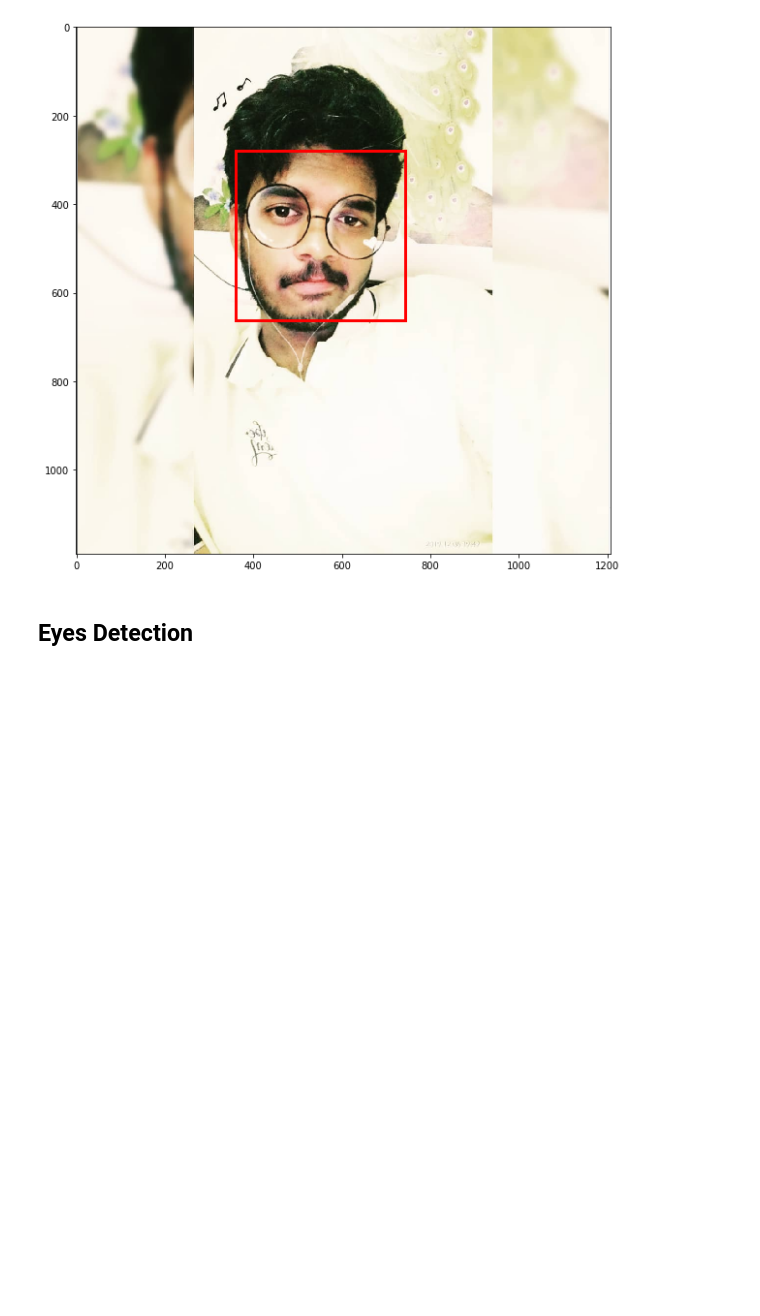
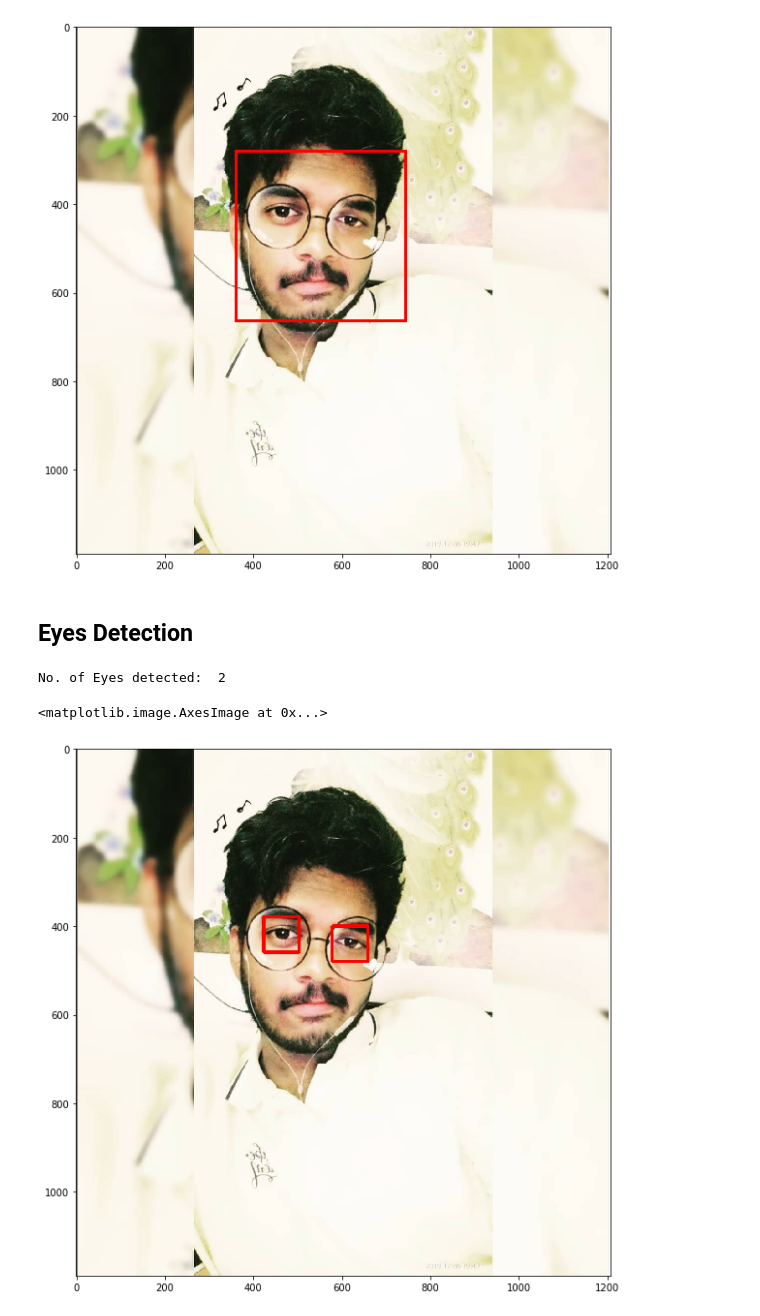
Before and after one commit to infiniteoverflow/Harr-Cascades, a Jupyter notebook: Harr cascades.ipynb, the cells around one changed output. Drawn from its saved outputs; the diff is of its cells as text; code cells hidden in the pictures; blank space fills up the shorter version.

```diff
--- a/Harr cascades.ipynb
+++ b/Harr cascades.ipynb
@@ -55,6 +52,23 @@ plt.imshow(img_with_detections)
 # %%
 # Loding the architecture
 
-face_cascading = cv2.CascadeClassifier('detector architecture/haarcascade_eye.xml')
+eyes_cascading = cv2.CascadeClassifier('detector architecture/haarcascade_eye.xml')
 
-faces = face_cascading.detectMultiScale(gray_image,4,6)
+eyes = face_cascading.detectMultiScale(gray_image,4,6)
+# %%
+print('No. of Eyes detected: ',len(eyes))
+# %% [output]
+No. of Eyes detected:  2
+# %%
+img_with_detections = np.copy(image)   # make a copy of the original image to plot rectangle detections ontop of
+
+# loop over our detections and draw their corresponding boxes on top of our original image
+for (x,y,w,h) in eyes:
+    cv2.rectangle(img_with_detections,(x,y),(x+w,y+h),(255,0,0),5)
+
+# display the result
+plt.figure(figsize=(20,10))
+plt.imshow(img_with_detections)
+# %% [output]
+<matplotlib.image.AxesImage at 0x...>
+[figure, added]
```
Also changed, not shown: parts of 1 cell of this notebook, 3 other files.
